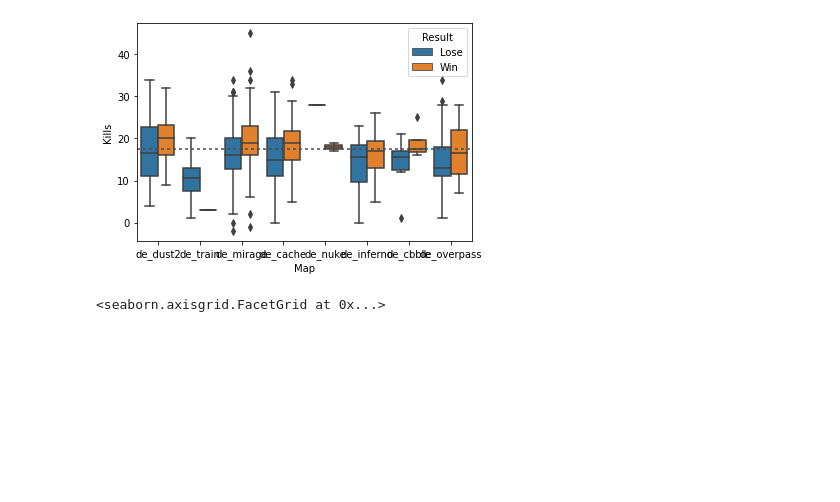
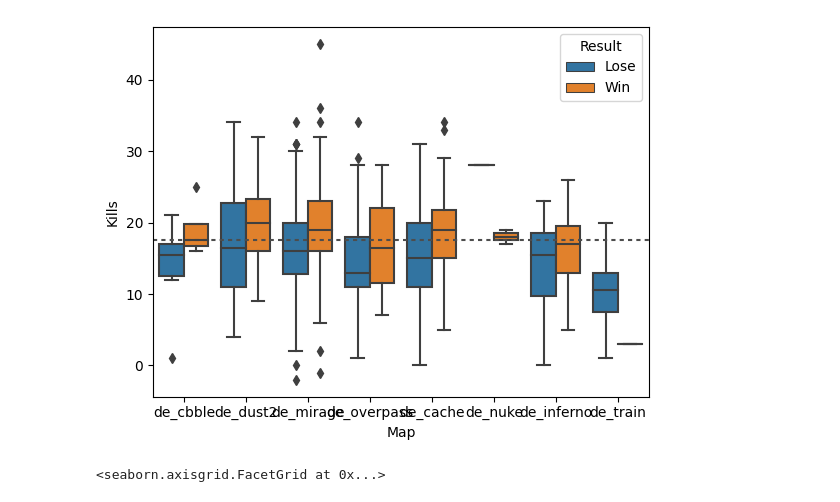
Before and after one commit to Mamin-gamer/Data-collection, a Jupyter notebook: notebooks/MyData.ipynb, the cells around one changed output. Saved outputs shown, nothing was run; the diff lists cells and outputs as text; code cells hidden in the pictures; blank space fills up the shorter version.

```diff
--- a/notebooks/MyData.ipynb
+++ b/notebooks/MyData.ipynb
@@ -82,2 +16,2 @@ df["Score"] = df["Score"].str.replace(" / ", ":")
 # %%
-df2 = pd.read_pickle("./DataCompressedSteam.pkl", "zip")
+DF_all = pd.read_pickle("./AllDatabz2.pkl", compression="bz2")
@@ -150,0 +27,3 @@ DF.query("Map != 'de_office'", inplace=True)
+# %%
+DF_me = DF_all.query("PlayerId == @FACEIT_PLAYERID")
+DF_others = DF_all.query("PlayerId != @FACEIT_PLAYERID")
@@ -276,12 +157,12 @@ heatmap(
 # %%
-mean = DF["Kills"].mean()
+mean = DF_me["Kills"].mean()
 
 ax = sns.boxplot(
-    data=DF.query("Result in ['Lose', 'Win']"), y="Kills", x="Map", hue="Result"
+    data=DF_me.query("Result in ['Lose', 'Win']"), y="Kills", x="Map", hue="Result"
 )
 ax.axhline(mean, color=".3", dashes=(2, 2))
 plt.show()
 # %% [output]
-[figure, old version]
+[figure, new version]
 # %%
 sns.displot(
```
Also changed, not shown: parts of 48 cells of this notebook, 3 other files.
